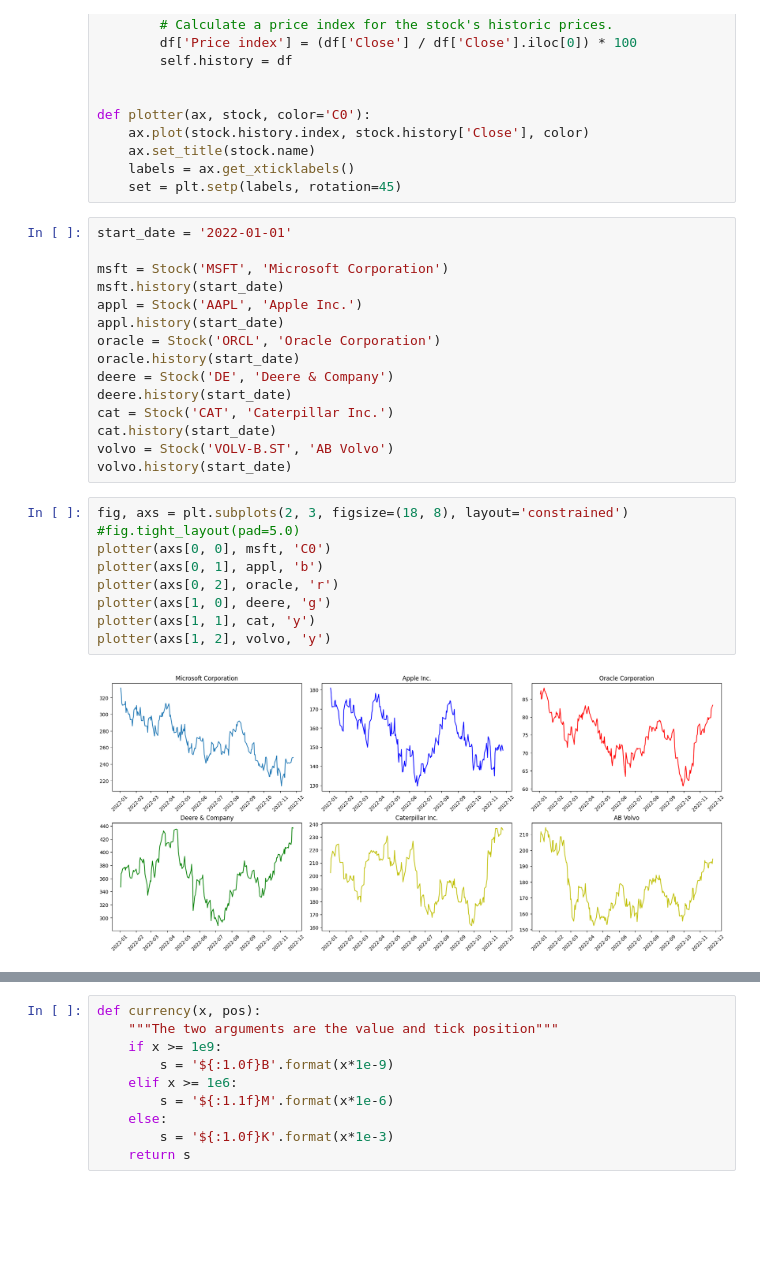
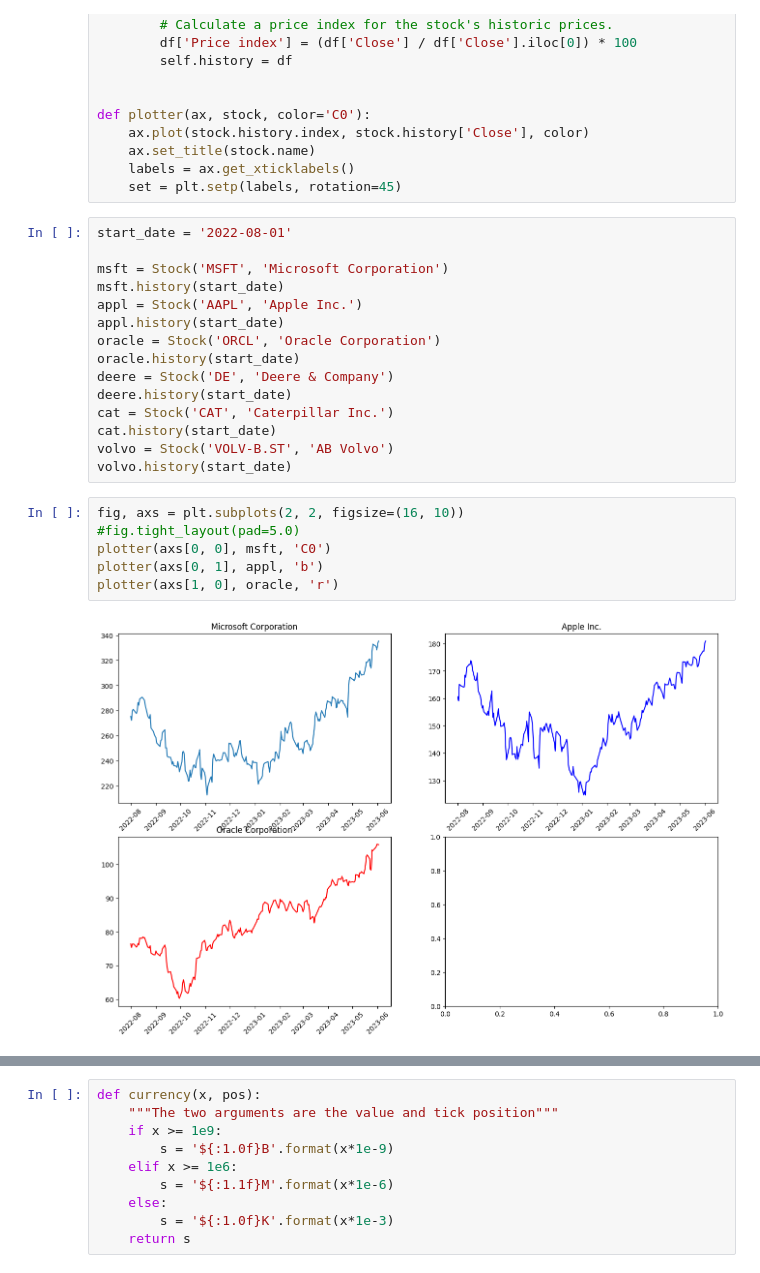
Before and after one commit to Intellilex/Finance, a Jupyter notebook: Yahoo.ipynb, the cells around one changed output, grey strips where cells are left out. Drawn from its saved outputs; the diff is of its cells as text; blank space fills up the shorter version.

```diff
--- a/Yahoo.ipynb
+++ b/Yahoo.ipynb
@@ -25,7 +25,7 @@ def plotter(ax, stock, color='C0'):
     labels = ax.get_xticklabels()
     set = plt.setp(labels, rotation=45)
 # %%
-start_date = '2022-01-01'
+start_date = '2022-08-01'
 
 msft = Stock('MSFT', 'Microsoft Corporation')
 msft.history(start_date)
@@ -40,13 +40,10 @@ cat.history(start_date)
 volvo = Stock('VOLV-B.ST', 'AB Volvo')
 volvo.history(start_date)
 # %%
-fig, axs = plt.subplots(2, 3, figsize=(18, 8), layout='constrained')
+fig, axs = plt.subplots(2, 2, figsize=(16, 10))
 #fig.tight_layout(pad=5.0)
 plotter(axs[0, 0], msft, 'C0')
 plotter(axs[0, 1], appl, 'b')
-plotter(axs[0, 2], oracle, 'r')
-plotter(axs[1, 0], deere, 'g')
-plotter(axs[1, 1], cat, 'y')
-plotter(axs[1, 2], volvo, 'y')
+plotter(axs[1, 0], oracle, 'r')
 # %% [output]
-[figure, old version]
+[figure, new version]
```
Also changed, not shown: parts of 4 cells of this notebook, 3 other files.
